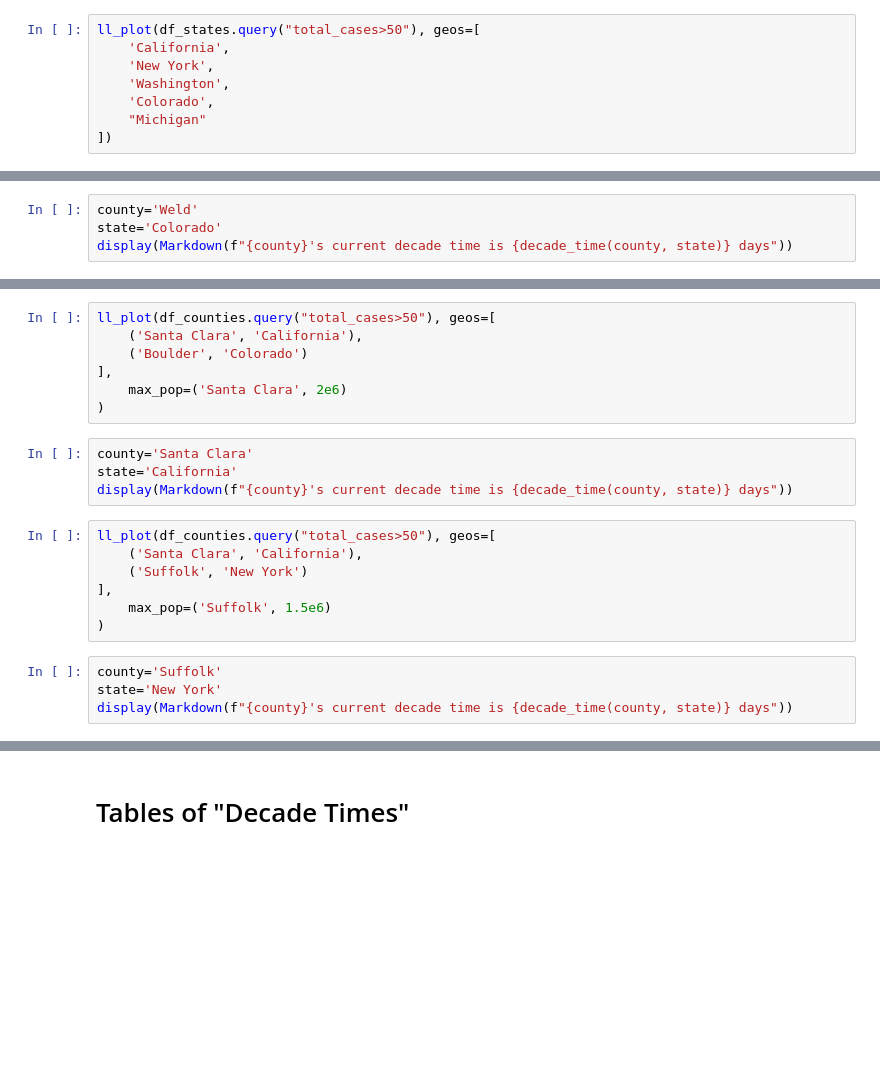
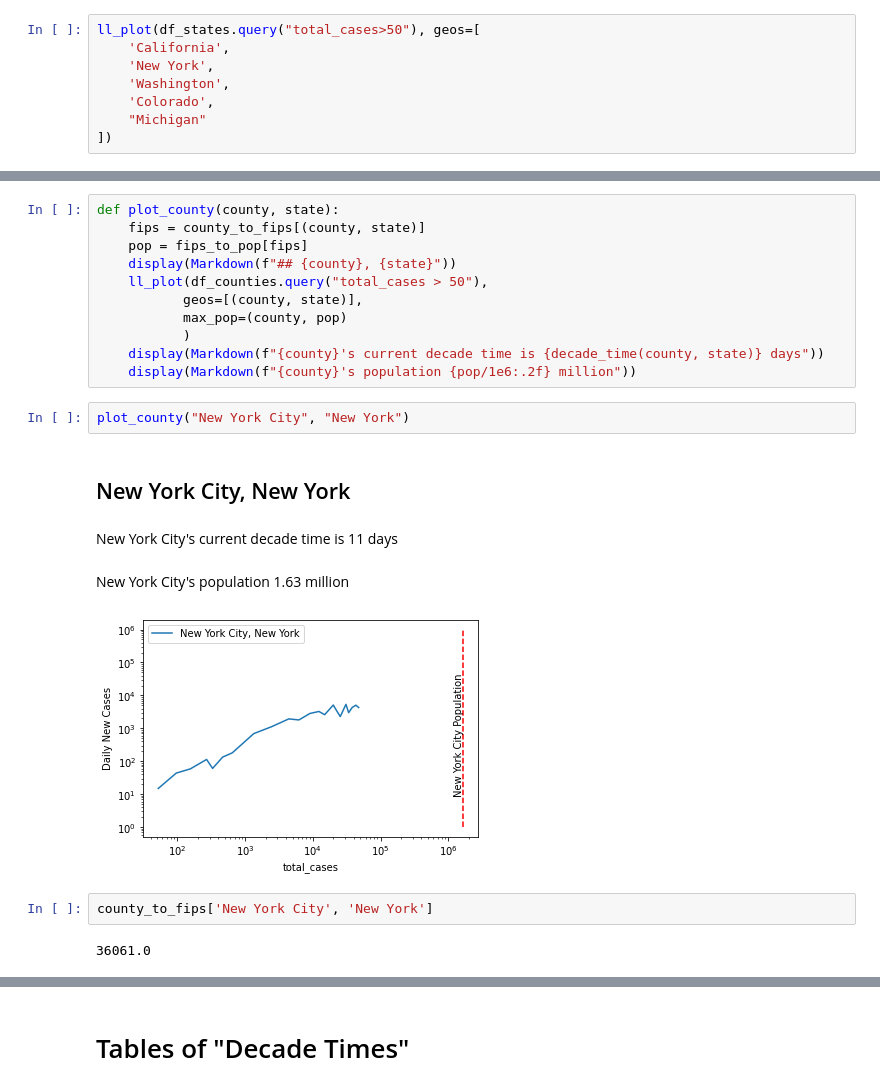
Before and after one commit to sprouse/jupyter_covid, a Jupyter notebook: Covid Analysis.ipynb, the cells around one changed output, grey strips where cells are left out. Drawn from its saved outputs; the diff is of its cells as text; blank space fills up the shorter version.

Commit message:
Add population data.

```diff
--- a/Covid Analysis.ipynb
+++ b/Covid Analysis.ipynb
@@ -139,4 +111,0 @@ ll_plot(df_counties.query("total_cases>50"), geos=[
-# %%
-county='Weld'
-state='Colorado'
-display(Markdown(f"{county}'s current decade time is {decade_time(county, state)} days"))
@@ -145,22 +112,22 @@ display(Markdown(f"{county}'s current decade time is {decade_time(county, state)
-# %%
-ll_plot(df_counties.query("total_cases>50"), geos=[
-    ('Santa Clara', 'California'),
-    ('Boulder', 'Colorado')
-],
-    max_pop=('Santa Clara', 2e6)
-)
-# %%
-county='Santa Clara'
-state='California'
-display(Markdown(f"{county}'s current decade time is {decade_time(county, state)} days"))
-# %%
-ll_plot(df_counties.query("total_cases>50"), geos=[
-    ('Santa Clara', 'California'),
-    ('Suffolk', 'New York')
-],
-    max_pop=('Suffolk', 1.5e6)
-)
-# %%
-county='Suffolk'
-state='New York'
-display(Markdown(f"{county}'s current decade time is {decade_time(county, state)} days"))
+# %%
+def plot_county(county, state):
+    fips = county_to_fips[(county, state)]
+    pop = fips_to_pop[fips]
+    display(Markdown(f"## {county}, {state}"))
+    ll_plot(df_counties.query("total_cases > 50"),
+           geos=[(county, state)],
+           max_pop=(county, pop)
+           )
+    display(Markdown(f"{county}'s current decade time is {decade_time(county, state)} days"))
+    display(Markdown(f"{county}'s population {pop/1e6:.2f} million"))
+# %%
+plot_county("New York City", "New York")
+# %% [output]
+## New York City, New York
+New York City's current decade time is 11 days
+New York City's population 1.63 million
+[figure, added]
+# %%
+county_to_fips['New York City', 'New York']
+# %% [output]
+36061.0
```
Also changed, not shown: parts of 27 cells of this notebook, 1 other file.
